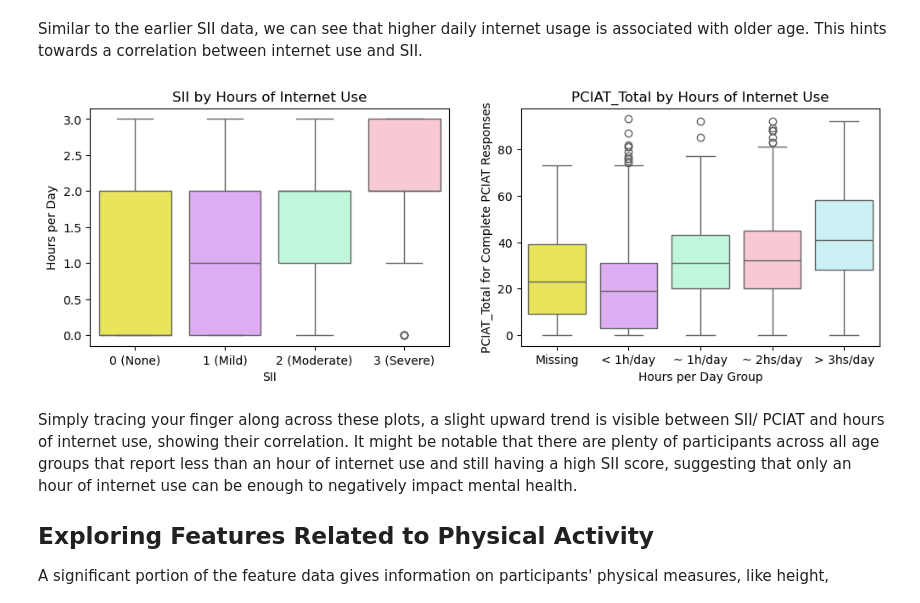
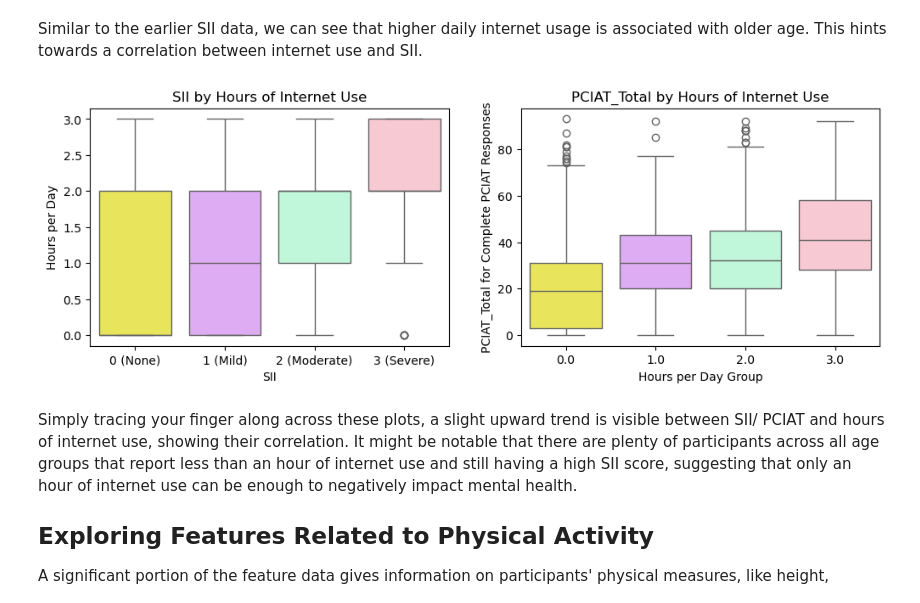
Before and after one commit to tomragus/CMI-PIU-Model, a Jupyter notebook: notebooks/CMI-PIU_draft2.ipynb, the cells around one changed output. Cells and saved outputs as stored; diff of their text form; code cells hidden in the pictures.

```diff
--- a/notebooks/CMI-PIU_draft2.ipynb
+++ b/notebooks/CMI-PIU_draft2.ipynb
@@ -425,22 +430,22 @@ Similar to the earlier SII data, we can see that higher daily internet usage is
 # %%
 fig = plt.figure(figsize=(12, 10))
 gs = fig.add_gridspec(2, 2, height_ratios=[1, 1.5])
 
 # generate boxplot, SII by hours of internet use
 ax1 = fig.add_subplot(gs[0, 0])
 sns.boxplot(x='sii', y='PreInt_EduHx-computerinternet_hoursday', hue='sii', data=train, ax=ax1, palette=custom_palette[:4], legend=False)
 ax1.set_title('SII by Hours of Internet Use')
 ax1.set_ylabel('Hours per Day')
 ax1.set_xlabel('SII')
 
 # generate boxplot, PCIAT_Total by hours of internet use
 ax2 = fig.add_subplot(gs[0, 1])
-sns.boxplot(x='internet_use_encoded', y='complete_resp_total', hue='internet_use_encoded', data=train, palette=custom_palette, ax=ax2, legend=False)
+sns.boxplot(x='PreInt_EduHx-computerinternet_hoursday', y='complete_resp_total', hue='PreInt_EduHx-computerinternet_hoursday', data=train, palette=custom_palette[:4], ax=ax2, legend=False)
 ax2.set_title('PCIAT_Total by Hours of Internet Use')
 ax2.set_ylabel('PCIAT_Total for Complete PCIAT Responses')
 ax2.set_xlabel('Hours per Day Group');
 # %% [output]
-[figure, old version]
+[figure, new version]
 # %% [markdown]
 Simply tracing your finger along across these plots, a slight upward trend is visible between SII/ PCIAT and hours of internet use, showing their correlation. It might be notable that there are plenty of participants across all age groups that report less than an hour of internet use and still having a high SII score, suggesting that only an hour of internet use can be enough to negatively impact mental health.
 
```
Also changed, not shown: parts of 7 cells of this notebook.
